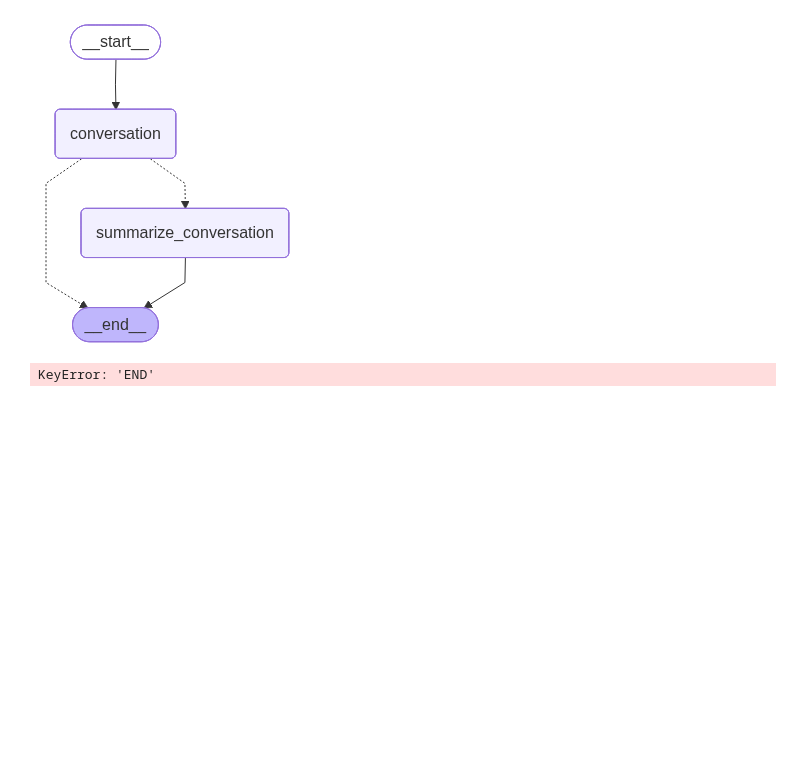
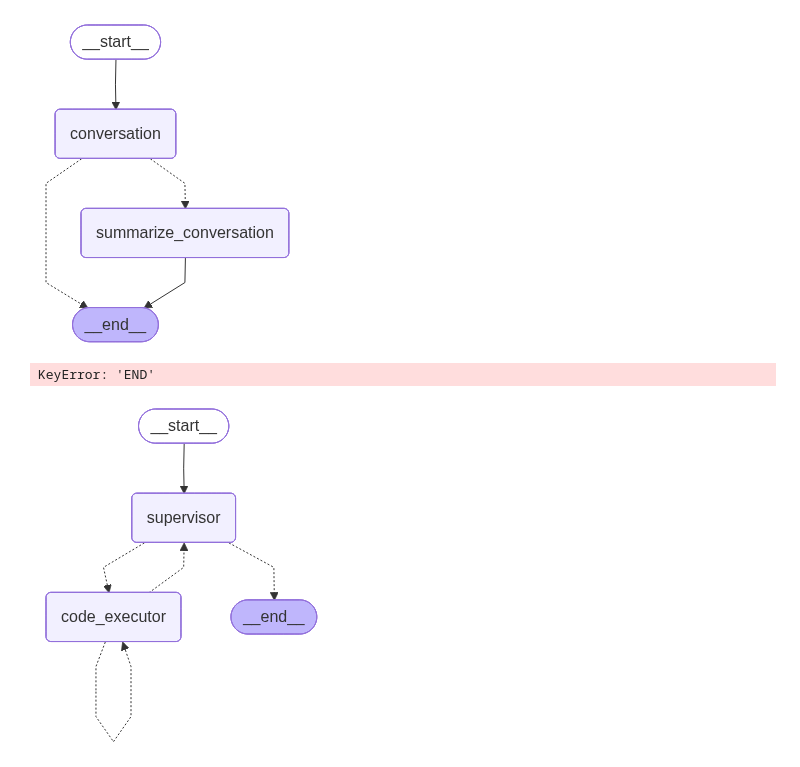
Before and after one commit to QiushengChu/deepsearch_backend, a Jupyter notebook: test.ipynb, the cells around one changed output. Cells and saved outputs as stored; diff of their text form; code cells hidden in the pictures; blank space fills up the shorter version.

```diff
--- a/test.ipynb
+++ b/test.ipynb
@@ -94,0 +156,5 @@ KeyError: 'END'
+# %%
+from IPython.display import display, Image
+display(Image(app.get_graph().draw_mermaid_png()))
+# %% [output]
+[figure, added]
```
Also changed, not shown: parts of 1 cell of this notebook, 25 other files.
